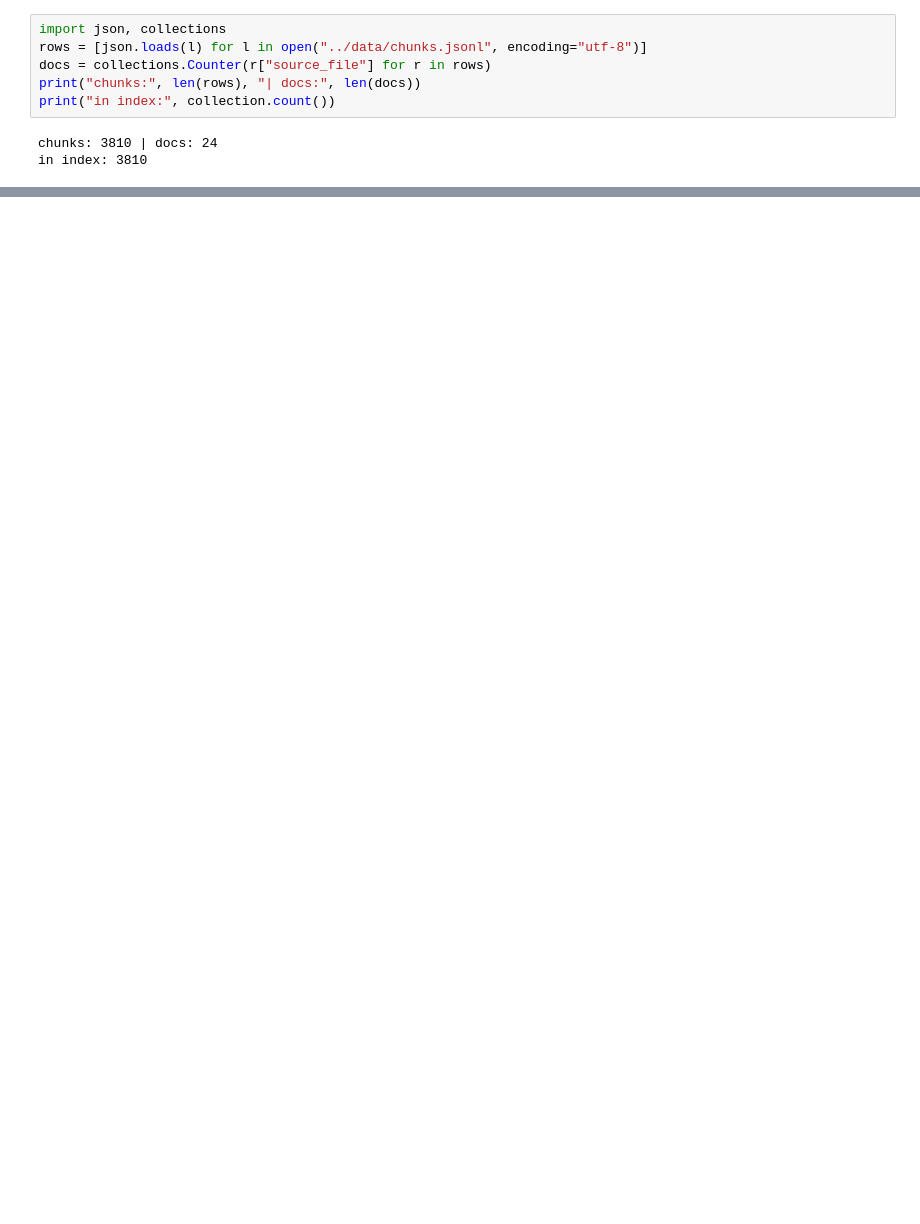
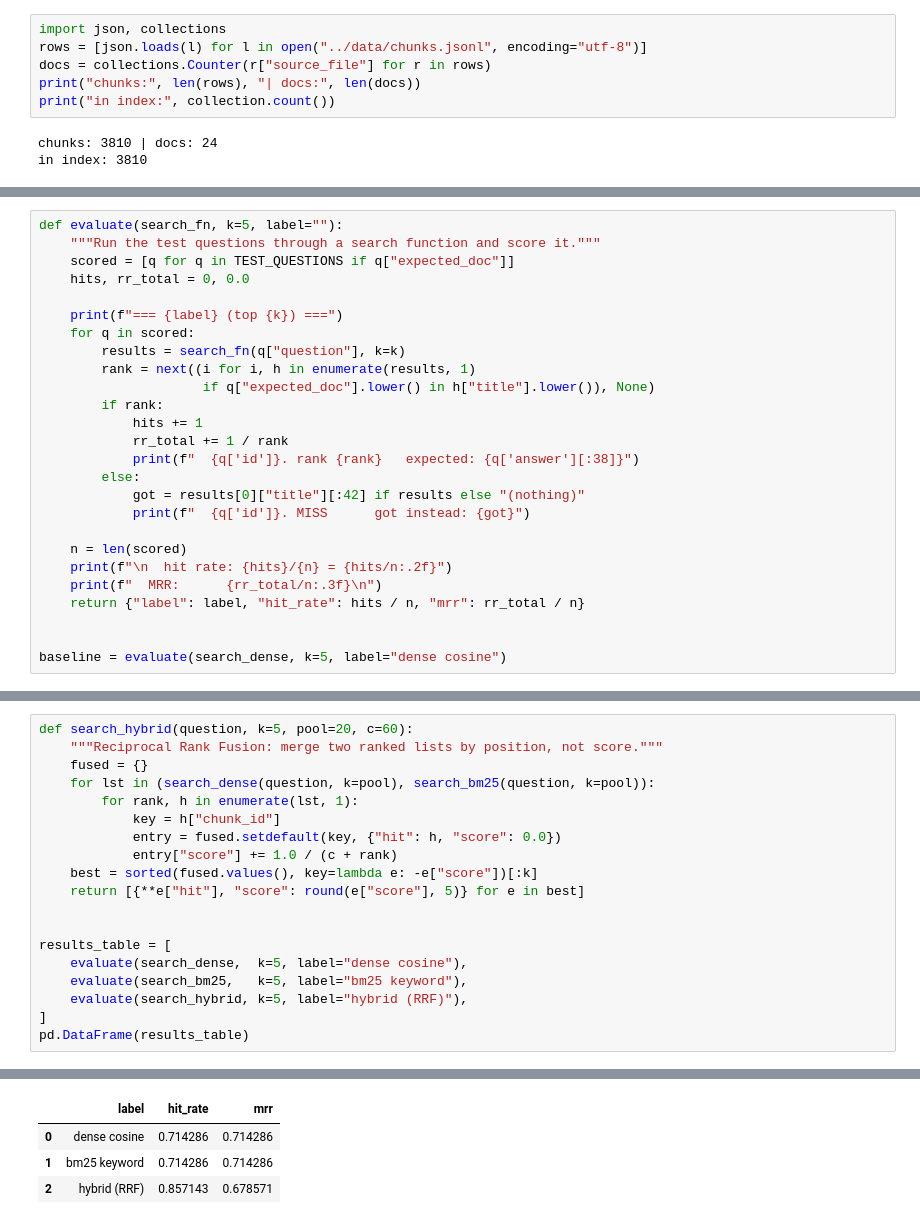
Before and after one commit to PhilixOkigbo/nigeria-reg-rag, a Jupyter notebook: notebooks/02_ingest.ipynb, the cells around one changed output, grey strips where cells are left out. Cells and saved outputs as stored; diff of their text form; blank space fills up the shorter version.

```diff
--- a/notebooks/02_ingest.ipynb
+++ b/notebooks/02_ingest.ipynb
@@ -928,0 +1059,26 @@ in index: 3810
+# %%
+def evaluate(search_fn, k=5, label=""):
+    """Run the test questions through a search function and score it."""
+    scored = [q for q in TEST_QUESTIONS if q["expected_doc"]]
+    hits, rr_total = 0, 0.0
+
+    print(f"=== {label} (top {k}) ===")
+    for q in scored:
+        results = search_fn(q["question"], k=k)
+        rank = next((i for i, h in enumerate(results, 1)
+                     if q["expected_doc"].lower() in h["title"].lower()), None)
+        if rank:
+            hits += 1
+            rr_total += 1 / rank
+            print(f"  {q['id']}. rank {rank}   expected: {q['answer'][:38]}")
+        else:
+            got = results[0]["title"][:42] if results else "(nothing)"
+            print(f"  {q['id']}. MISS      got instead: {got}")
+
+    n = len(scored)
+    print(f"\n  hit rate: {hits}/{n} = {hits/n:.2f}")
+    print(f"  MRR:      {rr_total/n:.3f}\n")
+    return {"label": label, "hit_rate": hits / n, "mrr": rr_total / n}
+
+
+baseline = evaluate(search_dense, k=5, label="dense cosine")
@@ -928,0 +1343,20 @@ in index: 3810
+# %%
+def search_hybrid(question, k=5, pool=20, c=60):
+    """Reciprocal Rank Fusion: merge two ranked lists by position, not score."""
+    fused = {}
+    for lst in (search_dense(question, k=pool), search_bm25(question, k=pool)):
+        for rank, h in enumerate(lst, 1):
+            key = h["chunk_id"]
+            entry = fused.setdefault(key, {"hit": h, "score": 0.0})
+            entry["score"] += 1.0 / (c + rank)
+    best = sorted(fused.values(), key=lambda e: -e["score"])[:k]
+    return [{**e["hit"], "score": round(e["score"], 5)} for e in best]
+
+
+results_table = [
+    evaluate(search_dense,  k=5, label="dense cosine"),
+    evaluate(search_bm25,   k=5, label="bm25 keyword"),
+    evaluate(search_hybrid, k=5, label="hybrid (RRF)"),
+]
+pd.DataFrame(results_table)
+# %% [output]
@@ -928,0 +1380,4 @@ in index: 3810
+|  | label | hit_rate | mrr |
+| 0 | dense cosine | 0.714286 | 0.714286 |
+| 1 | bm25 keyword | 0.714286 | 0.714286 |
+| 2 | hybrid (RRF) | 0.857143 | 0.678571 |
```
Also changed, not shown: parts of 15 cells of this notebook, 11 other files.
